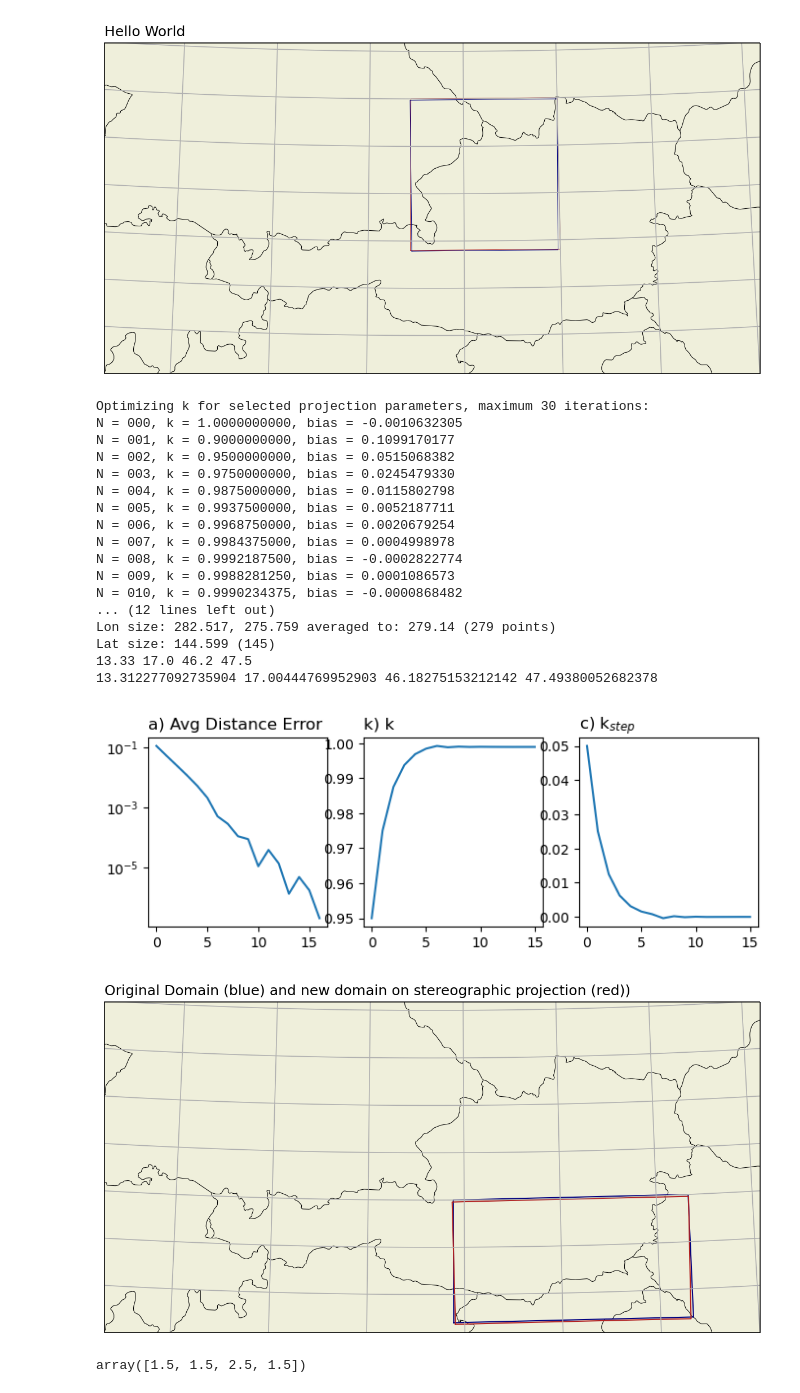
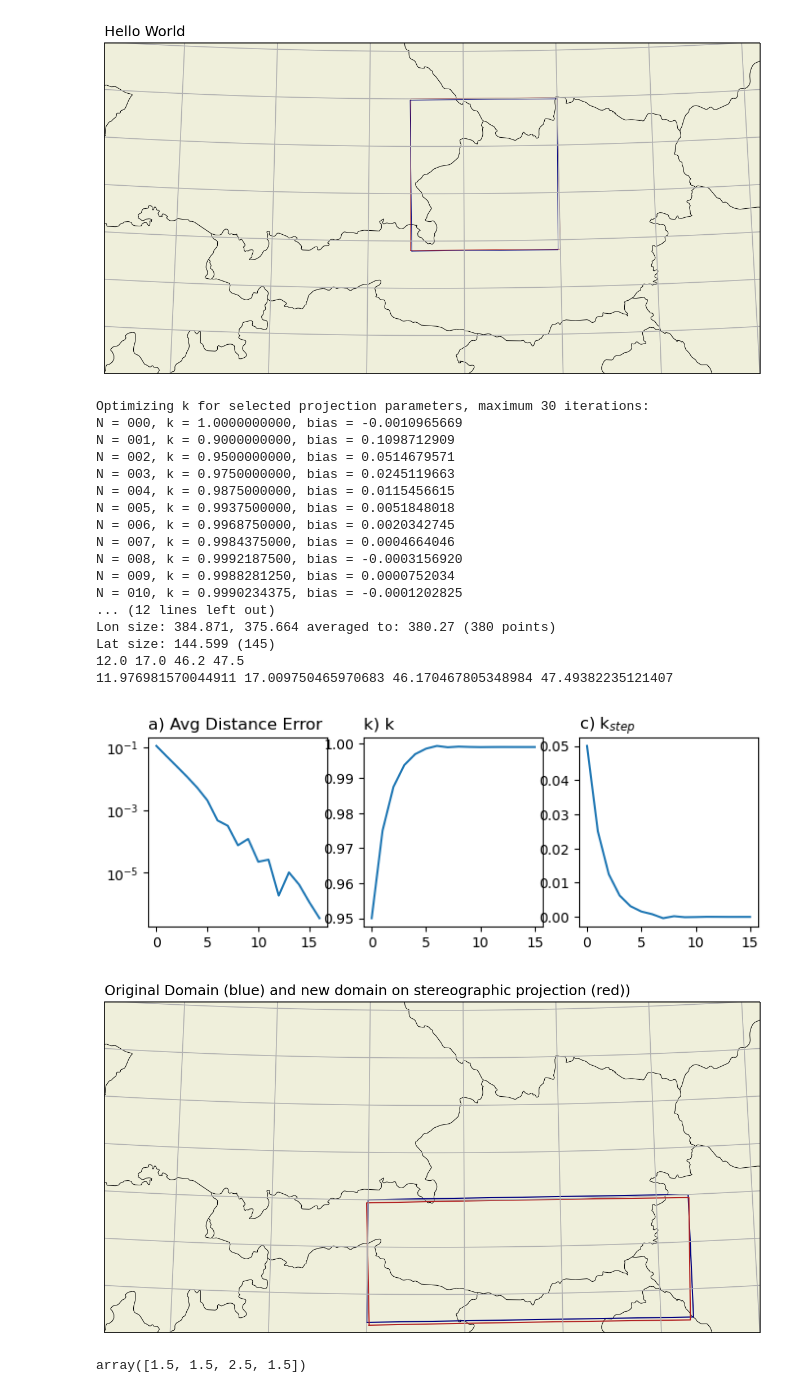
Before and after one commit to pscheffknecht-geosphere/panelification, a Jupyter notebook: SCR/diagnostics/subdomain_definition_and_check.ipynb, the cells around one changed output. Cells and saved outputs as stored; diff of their text form; code cells hidden in the pictures.

Commit message:
add South and West subdomains to Austria

```diff
--- a/SCR/diagnostics/subdomain_definition_and_check.ipynb
+++ b/SCR/diagnostics/subdomain_definition_and_check.ipynb
@@ -423,10 +425,12 @@ subdomains = {
     "Tyrol":         {"lonmin": 10.00, "lonmax": 13.00, "latmin": 46.60, "latmax": 47.80},
     "Vorarlberg":    {"lonmin":  9.33, "lonmax": 10.33, "latmin": 46.80, "latmax": 47.80},
     "Northwest":     {"lonmin":  9.33, "lonmax": 15.00, "latmin": 47.00, "latmax": 48.50},
+    "West":          {"lonmin":  9.00, "lonmax": 13.50, "latmin": 46.40, "latmax": 48.50},
     "SouthEast":     {"lonmin": 13.33, "lonmax": 17.00, "latmin": 46.20, "latmax": 47.50},
+    "South":         {"lonmin": 12.00, "lonmax": 17.00, "latmin": 46.20, "latmax": 47.50},
 }
 
-subdom = "SouthEast"
+subdom = "South"
 w1 = dist(subdomains[subdom]["lonmin"], subdomains[subdom]["latmin"],
           subdomains[subdom]["lonmax"], subdomains[subdom]["latmin"])
 w2 = dist(subdomains[subdom]["lonmin"], subdomains[subdom]["latmax"],
@@ -461,49 +465,49 @@ ax.add_feature(states_provinces, edgecolor='k', lw=0.5)
 ax.set_extent([8., 18., 46., 49.5])
 ax.gridlines()
 
 print("Center of {:s} set to ({:.3f}, {:.3f})".format(subdom, midlon, midlat))
 print("Lon size: {:.3f}, {:.3f} averaged to: {:.2f} ({:d} points)".format(w1, w2, lx, nx))
 print("Lat size: {:.3f} ({:d})".format(h, ny))
 print(subdomains[subdom]["lonmin"], subdomains[subdom]["lonmax"],
       subdomains[subdom]["latmin"], subdomains[subdom]["latmax"])
 print(lon.min(), lon.max(), lat.min(), lat.max())
 ax.plot([subdomains[subdom]["lonmin"],
          subdomains[subdom]["lonmin"],
          subdomains[subdom]["lonmax"],
          subdomains[subdom]["lonmax"],
          subdomains[subdom]["lonmin"]],
         [subdomains[subdom]["latmin"],
          subdomains[subdom]["latmax"],
          subdomains[subdom]["latmax"],
          subdomains[subdom]["latmin"],
          subdomains[subdom]["latmin"]],
         'navy', lw=1.,
         transform=ccrs.PlateCarree())
 
 ax.plot(get_array_edge(lon), get_array_edge(lat), 'firebrick', lw=1.,
         transform=ccrs.PlateCarree())
 plt.title('Original Domain (blue) and new domain on stereographic projection (red))', loc='left')
 plt.show()
 # %% [output]
 Optimizing k for selected projection parameters, maximum 30 iterations:
-N = 000, k = 1.0000000000, bias = -0.0010632305
-N = 001, k = 0.9000000000, bias = 0.1099170177
-N = 002, k = 0.9500000000, bias = 0.0515068382
-N = 003, k = 0.9750000000, bias = 0.0245479330
-N = 004, k = 0.9875000000, bias = 0.0115802798
-N = 005, k = 0.9937500000, bias = 0.0052187711
-N = 006, k = 0.9968750000, bias = 0.0020679254
-N = 007, k = 0.9984375000, bias = 0.0004998978
-N = 008, k = 0.9992187500, bias = -0.0002822774
-N = 009, k = 0.9988281250, bias = 0.0001086573
-N = 010, k = 0.9990234375, bias = -0.0000868482
+N = 000, k = 1.0000000000, bias = -0.0010965669
+N = 001, k = 0.9000000000, bias = 0.1098712909
+N = 002, k = 0.9500000000, bias = 0.0514679571
+N = 003, k = 0.9750000000, bias = 0.0245119663
+N = 004, k = 0.9875000000, bias = 0.0115456615
+N = 005, k = 0.9937500000, bias = 0.0051848018
+N = 006, k = 0.9968750000, bias = 0.0020342745
+N = 007, k = 0.9984375000, bias = 0.0004664046
+N = 008, k = 0.9992187500, bias = -0.0003156920
+N = 009, k = 0.9988281250, bias = 0.0000752034
+N = 010, k = 0.9990234375, bias = -0.0001202825
 ... (12 lines left out)
-Lon size: 282.517, 275.759 averaged to: 279.14 (279 points)
+Lon size: 384.871, 375.664 averaged to: 380.27 (380 points)
 Lat size: 144.599 (145)
-13.33 17.0 46.2 47.5
-13.312277092735904 17.00444769952903 46.18275153212142 47.49380052682378
+12.0 17.0 46.2 47.5
+11.976981570044911 17.009750465970683 46.170467805348984 47.49382235121407
-[figure, old version]
+[figure, new version]
-[figure, old version]
+[figure, new version]
 # %%
 x = np.array([1., 1., 2., 1.])
 x+0.5
```
Also changed, not shown: parts of 4 cells of this notebook, 1 other file.
